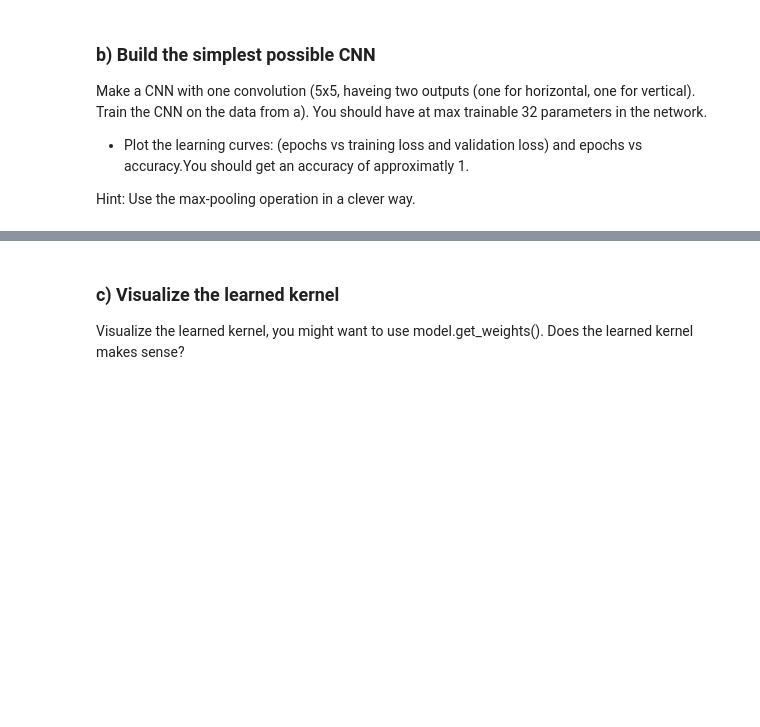
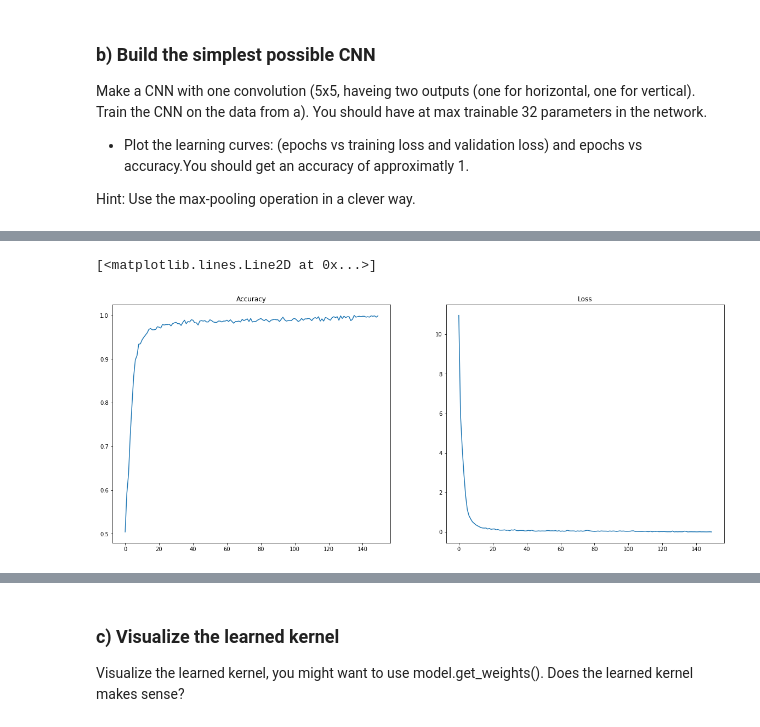
Before and after one commit to ExLeonem/DL-WS1920, a Jupyter notebook: notebooks/AB_2.1.ipynb, the cells around one changed output, grey strips where cells are left out. Saved outputs shown, nothing was run; the diff lists cells and outputs as text; code cells hidden in the pictures; blank space fills up the shorter version.

```diff
--- a/notebooks/AB_2.1.ipynb
+++ b/notebooks/AB_2.1.ipynb
@@ -43,2 +47,2 @@ train_data, train_label = data_generation(1000, 50,50, 10, 10)
 # %%
-val_data, val_label = data_generation(1000, 50,50, 10, 10)
+val_data, val_label = data_generation(1000, 50,50)
@@ -57,15 +66,16 @@ Make a CNN with one convolution (5x5, haveing two outputs (one for horizontal, o
 Hint: Use the max-pooling operation in a clever way.
 # %%
 kernel = 2
-epochs = 100
+epochs = 150
 bs = 5
-eta = 0.1
 
+#create model
 model = Sequential()
-model.add(Conv2D(kernel, kernel_size=2, strides=2, activation='relu', input_shape=(50, 50, 1)))
-model.add(MaxPooling2D(pool_size=(8, 8), strides=8, padding='valid', data_format=None))
+#add model layers
+model.add(Conv2D(2, kernel_size=4, strides=3, activation='relu', input_shape=(50,50,1)))
+model.add(MaxPooling2D(pool_size=(8, 8), padding='valid', data_format=None))
 model.add(Flatten())
 model.add(Dense(1, activation='sigmoid'))
-model.compile(optimizer="sgd", loss='mean_squared_error', lr=eta)
+model.compile(optimizer="adam", loss='binary_crossentropy', lr=1, metrics=['acc'])
 model.summary()
 # %% [output]
@@ -107,0 +118,11 @@ Epoch 89/100
+# %%
+fig = plt.figure(figsize = (20,8))
+plt.subplot(121)
+plt.title("Accuracy Train")
+plt.plot(history.history["acc"])
+plt.subplot(122)
+plt.title("Loss Train")
+plt.plot(history.history["loss"])
+# %% [output]
+[<matplotlib.lines.Line2D at 0x...>]
+[figure, added]
```
Also changed, not shown: parts of 11 cells of this notebook, 2 other files.
